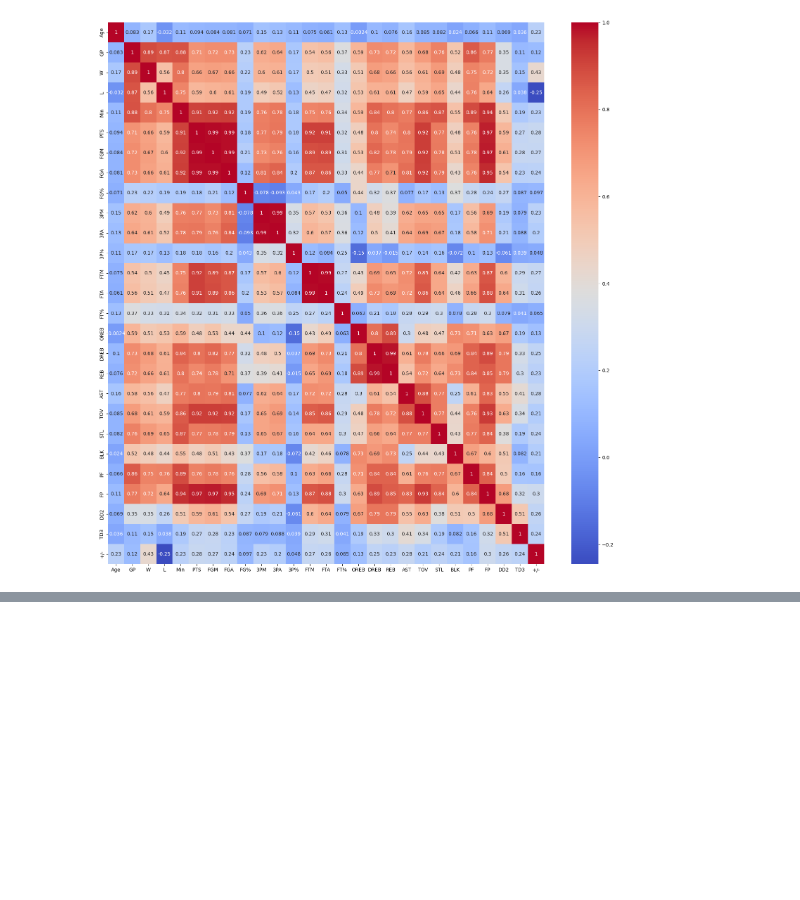
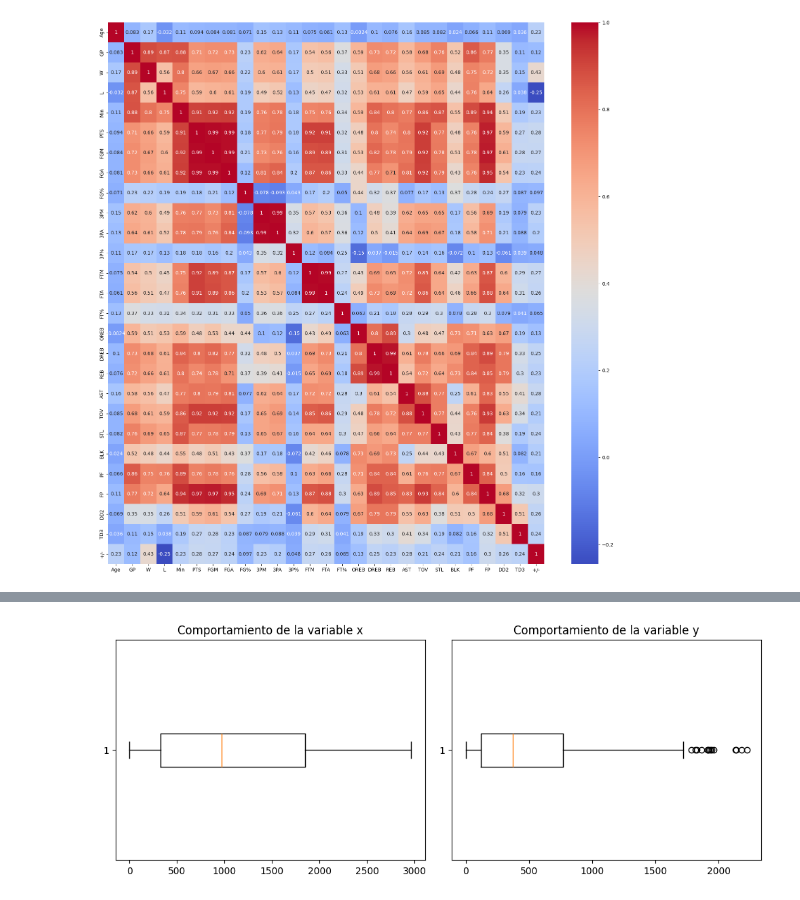
Before and after one commit to LauraCD2/23_nba, a Jupyter notebook: Proyecto.ipynb, the cells around one changed output, grey strips where cells are left out. Drawn from its saved outputs; the diff is of its cells as text; code cells hidden in the pictures; blank space fills up the shorter version.

```diff
--- a/Proyecto.ipynb
+++ b/Proyecto.ipynb
@@ -413,0 +452,14 @@ def regresion(x, y, alpha):
+# %%
+#@title Comportamiento de las variables
+plt.figure(figsize=(10, 4))
+plt.subplot(1, 2, 1)
+plt.boxplot(x, vert=False)
+plt.title('Comportamiento de la variable x')
+plt.subplot(1, 2, 2)
+plt.boxplot(y, vert=False)
+plt.title('Comportamiento de la variable y')
+
+plt.tight_layout()
+plt.show()
+# %% [output]
+[figure, added]
```
Also changed, not shown: parts of 16 cells of this notebook.
